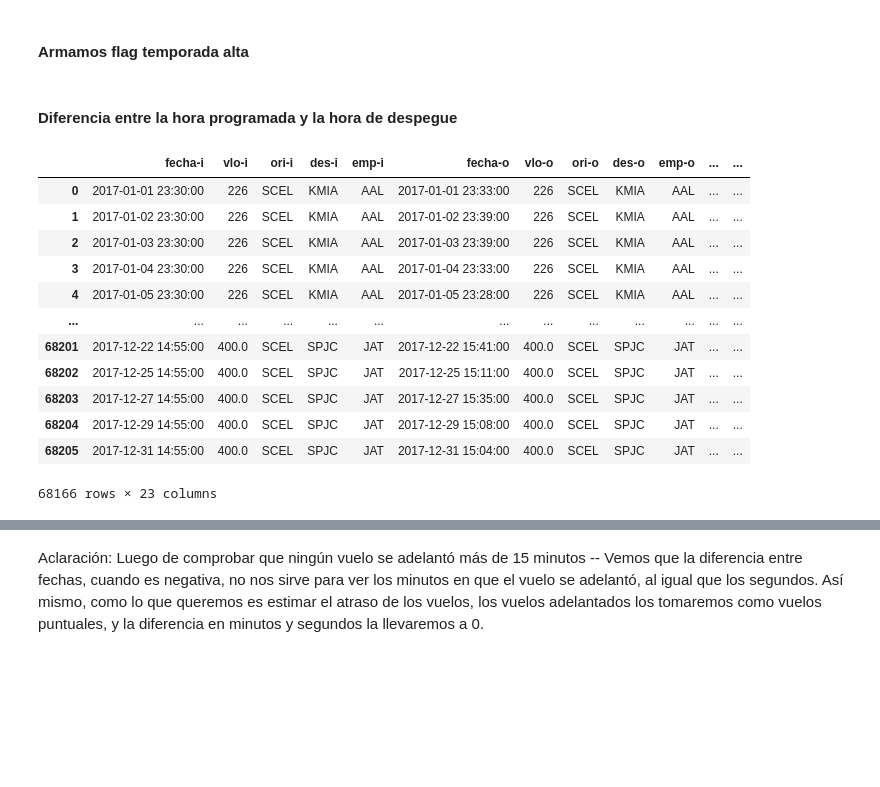
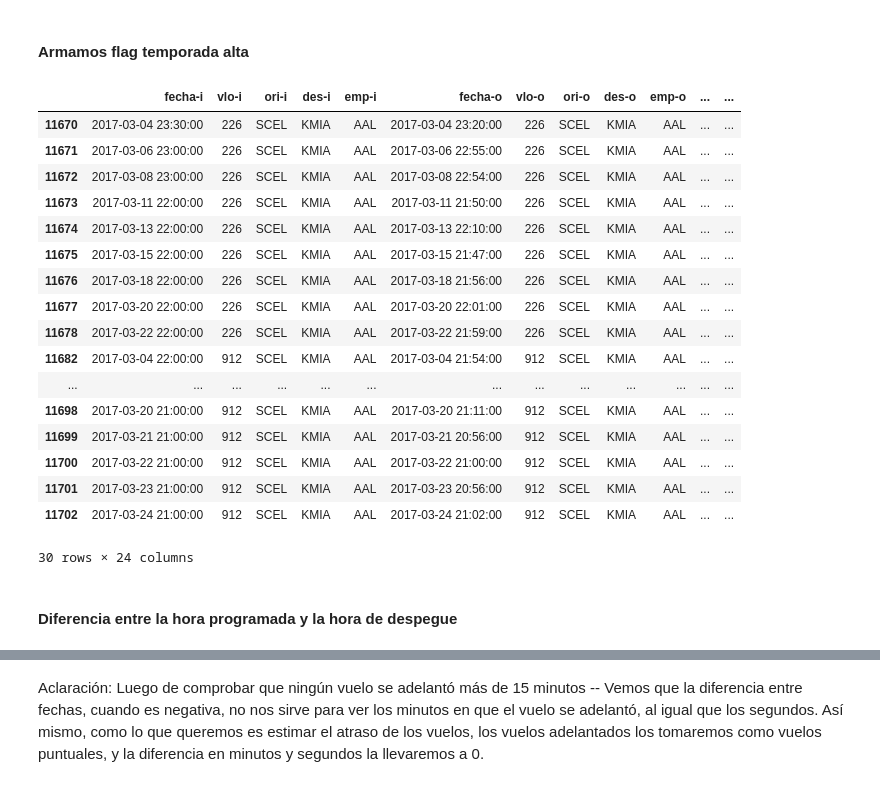
Before and after one commit to julianaplacido/challenge_ds_placido, a Jupyter notebook: 2_data_transformation.ipynb, the cells around one changed output, grey strips where cells are left out. Cells and saved outputs as stored; diff of their text form; code cells hidden in the pictures; blank space fills up the shorter version.

```diff
--- a/2_data_transformation.ipynb
+++ b/2_data_transformation.ipynb
@@ -168,4 +147,0 @@ df['dif_date'] = (df.datetime_fechao - df.datetime_fechai)
-# %%
-df['dif_mins'] = 0
-# %%
-df['seconds'] = 0
@@ -176,24 +148,42 @@ df['dif_date'][1].seconds
-# %%
-for i in df['fecha-i']:
-    df['dif_date'] = (df.datetime_fechao[i] - df.datetime_fechai[i])
+# %%
+new_column = []
+
+for index, row in df.iterrows():
+    date = row["datetime_fechai"]
+
+    # establecemos las condiciones
+    if ((date.month == 12 and date.day >= 15)) or ((date.month == 1)) or ((date.month == 2)) or ((date.month == 3 and date.day <= 3)) or ((date.month == 7 and date.day >= 15) and (date.month == 7 and date.day <= 31)) or ((date.month == 9 and date.day >= 11) and (date.month == 9 and date.day <= 30)):
+        new_column.append(1)
+    else:
+        new_column.append(0)
+
+# Agregamos la columna al df
+df["temporada_alta"] = new_column
+# %%
+#Chequeamos el flag temporada_alta
+mascara_temporada = df['temporada_alta'] == 0
+df[mascara_temporada].head(30)
+# %% [output]
+|  | fecha-i | vlo-i | ori-i | des-i | emp-i | fecha-o | vlo-o | ori-o | des-o | emp-o | ... | ... |
+| 11670 | 2017-03-04 23:30:00 | 226 | SCEL | KMIA | AAL | 2017-03-04 23:20:00 | 226 | SCEL | KMIA | AAL | ... | ... |
+| 11671 | 2017-03-06 23:00:00 | 226 | SCEL | KMIA | AAL | 2017-03-06 22:55:00 | 226 | SCEL | KMIA | AAL | ... | ... |
+| 11672 | 2017-03-08 23:00:00 | 226 | SCEL | KMIA | AAL | 2017-03-08 22:54:00 | 226 | SCEL | KMIA | AAL | ... | ... |
+| 11673 | 2017-03-11 22:00:00 | 226 | SCEL | KMIA | AAL | 2017-03-11 21:50:00 | 226 | SCEL | KMIA | AAL | ... | ... |
+| 11674 | 2017-03-13 22:00:00 | 226 | SCEL | KMIA | AAL | 2017-03-13 22:10:00 | 226 | SCEL | KMIA | AAL | ... | ... |
+| 11675 | 2017-03-15 22:00:00 | 226 | SCEL | KMIA | AAL | 2017-03-15 21:47:00 | 226 | SCEL | KMIA | AAL | ... | ... |
+| 11676 | 2017-03-18 22:00:00 | 226 | SCEL | KMIA | AAL | 2017-03-18 21:56:00 | 226 | SCEL | KMIA | AAL | ... | ... |
+| 11677 | 2017-03-20 22:00:00 | 226 | SCEL | KMIA | AAL | 2017-03-20 22:01:00 | 226 | SCEL | KMIA | AAL | ... | ... |
+| 11678 | 2017-03-22 22:00:00 | 226 | SCEL | KMIA | AAL | 2017-03-22 21:59:00 | 226 | SCEL | KMIA | AAL | ... | ... |
+| 11682 | 2017-03-04 22:00:00 | 912 | SCEL | KMIA | AAL | 2017-03-04 21:54:00 | 912 | SCEL | KMIA | AAL | ... | ... |
+| ... | ... | ... | ... | ... | ... | ... | ... | ... | ... | ... | ... | ... |
+| 11698 | 2017-03-20 21:00:00 | 912 | SCEL | KMIA | AAL | 2017-03-20 21:11:00 | 912 | SCEL | KMIA | AAL | ... | ... |
+| 11699 | 2017-03-21 21:00:00 | 912 | SCEL | KMIA | AAL | 2017-03-21 20:56:00 | 912 | SCEL | KMIA | AAL | ... | ... |
+| 11700 | 2017-03-22 21:00:00 | 912 | SCEL | KMIA | AAL | 2017-03-22 21:00:00 | 912 | SCEL | KMIA | AAL | ... | ... |
+| 11701 | 2017-03-23 21:00:00 | 912 | SCEL | KMIA | AAL | 2017-03-23 20:56:00 | 912 | SCEL | KMIA | AAL | ... | ... |
+| 11702 | 2017-03-24 21:00:00 | 912 | SCEL | KMIA | AAL | 2017-03-24 21:02:00 | 912 | SCEL | KMIA | AAL | ... | ... |
+30 rows × 24 columns
 # %% [markdown]
 #### Diferencia entre la hora programada y la hora de despegue
-# %%
-df
-# %% [output]
-|  | fecha-i | vlo-i | ori-i | des-i | emp-i | fecha-o | vlo-o | ori-o | des-o | emp-o | ... | ... |
-| 0 | 2017-01-01 23:30:00 | 226 | SCEL | KMIA | AAL | 2017-01-01 23:33:00 | 226 | SCEL | KMIA | AAL | ... | ... |
-| 1 | 2017-01-02 23:30:00 | 226 | SCEL | KMIA | AAL | 2017-01-02 23:39:00 | 226 | SCEL | KMIA | AAL | ... | ... |
-| 2 | 2017-01-03 23:30:00 | 226 | SCEL | KMIA | AAL | 2017-01-03 23:39:00 | 226 | SCEL | KMIA | AAL | ... | ... |
-| 3 | 2017-01-04 23:30:00 | 226 | SCEL | KMIA | AAL | 2017-01-04 23:33:00 | 226 | SCEL | KMIA | AAL | ... | ... |
-| 4 | 2017-01-05 23:30:00 | 226 | SCEL | KMIA | AAL | 2017-01-05 23:28:00 | 226 | SCEL | KMIA | AAL | ... | ... |
-| ... | ... | ... | ... | ... | ... | ... | ... | ... | ... | ... | ... | ... |
-| 68201 | 2017-12-22 14:55:00 | 400.0 | SCEL | SPJC | JAT | 2017-12-22 15:41:00 | 400.0 | SCEL | SPJC | JAT | ... | ... |
-| 68202 | 2017-12-25 14:55:00 | 400.0 | SCEL | SPJC | JAT | 2017-12-25 15:11:00 | 400.0 | SCEL | SPJC | JAT | ... | ... |
-| 68203 | 2017-12-27 14:55:00 | 400.0 | SCEL | SPJC | JAT | 2017-12-27 15:35:00 | 400.0 | SCEL | SPJC | JAT | ... | ... |
-| 68204 | 2017-12-29 14:55:00 | 400.0 | SCEL | SPJC | JAT | 2017-12-29 15:08:00 | 400.0 | SCEL | SPJC | JAT | ... | ... |
-| 68205 | 2017-12-31 14:55:00 | 400.0 | SCEL | SPJC | JAT | 2017-12-31 15:04:00 | 400.0 | SCEL | SPJC | JAT | ... | ... |
-68166 rows × 23 columns
 # %%
 #Creamos columna para ver la diferencia entre operación y programación del vuelo
 df['dif_date'] = (df['datetime_fechao'] - df['datetime_fechai'])
```
Also changed, not shown: parts of 65 cells of this notebook.
